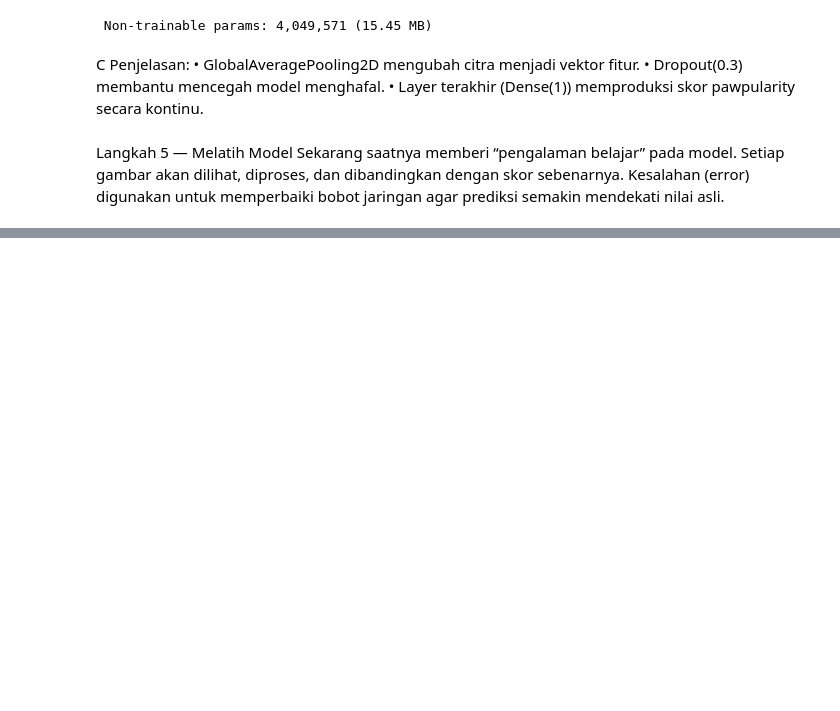
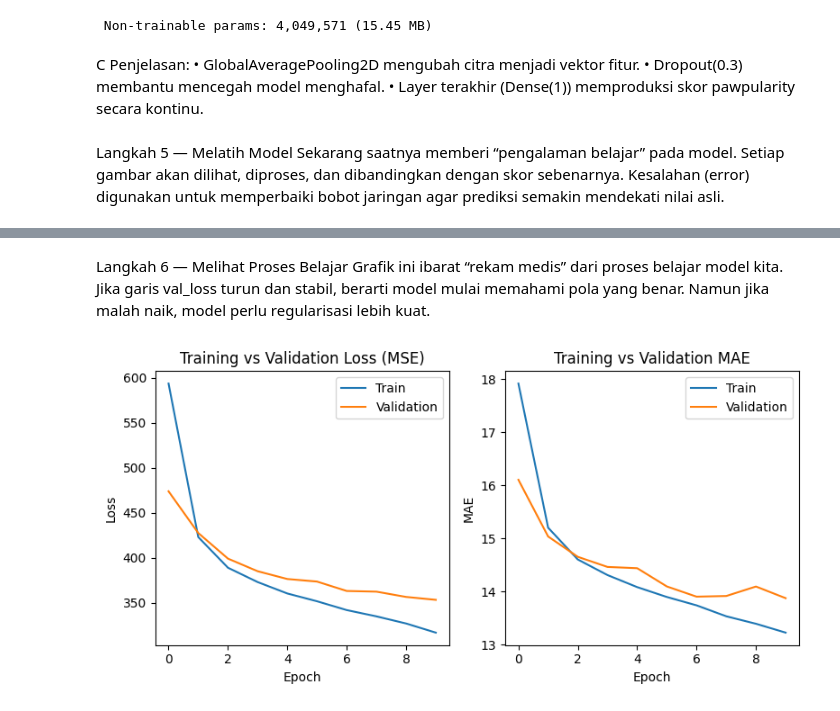
Before and after one commit to anisaafn/2025_Visi-Komputer_TI-2B, a Jupyter notebook: Jobsheet_3_Teknik_Regresi_Gambar.ipynb, the cells around one changed output, grey strips where cells are left out. Saved outputs shown, nothing was run; the diff lists cells and outputs as text; code cells hidden in the pictures; blank space fills up the shorter version.

```diff
--- a/Jobsheet_3_Teknik_Regresi_Gambar.ipynb
+++ b/Jobsheet_3_Teknik_Regresi_Gambar.ipynb
@@ -869,0 +915,31 @@ Epoch 1/10
+# %% [markdown]
+Langkah 6 — Melihat Proses Belajar
+Grafik ini ibarat “rekam medis” dari proses belajar model kita.
+Jika garis val_loss turun dan stabil, berarti model mulai memahami pola yang benar. Namun jika malah naik, model perlu regularisasi lebih kuat.
+# %%
+import matplotlib.pyplot as plt
+
+plt.figure(figsize=(8, 4))
+
+# Plot Training vs Validation Loss
+plt.subplot(1, 2, 1)
+plt.plot(history.history['loss'], label='Train')
+plt.plot(history.history['val_loss'], label='Validation')
+plt.title("Training vs Validation Loss (MSE)")
+plt.xlabel("Epoch")
+plt.ylabel("Loss")
+plt.legend()
+
+# Plot Training vs Validation MAE
+plt.subplot(1, 2, 2)
+plt.plot(history.history['mae'], label='Train')
+plt.plot(history.history['val_mae'], label='Validation')
+plt.title("Training vs Validation MAE")
+plt.xlabel("Epoch")
+plt.ylabel("MAE")
+plt.legend()
+
+plt.tight_layout()
+plt.show()
+# %% [output]
+[figure, added]
```
Also changed, not shown: parts of 10 cells of this notebook.
